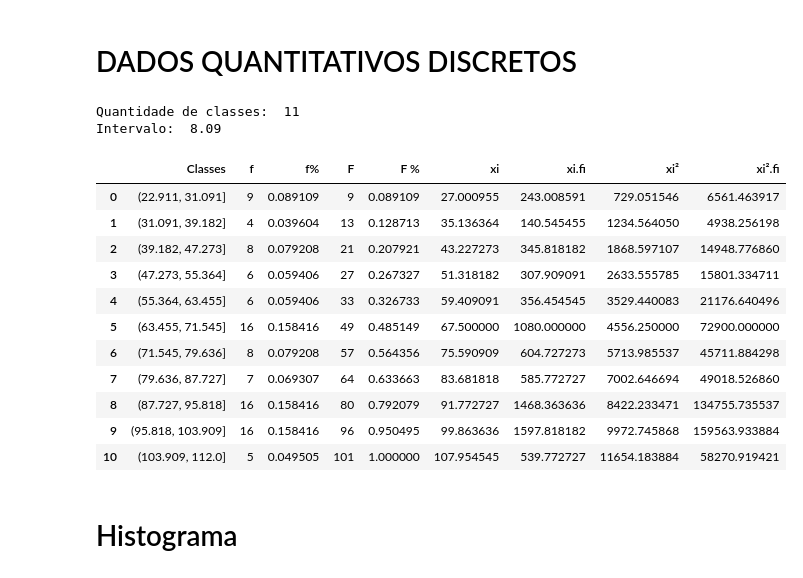
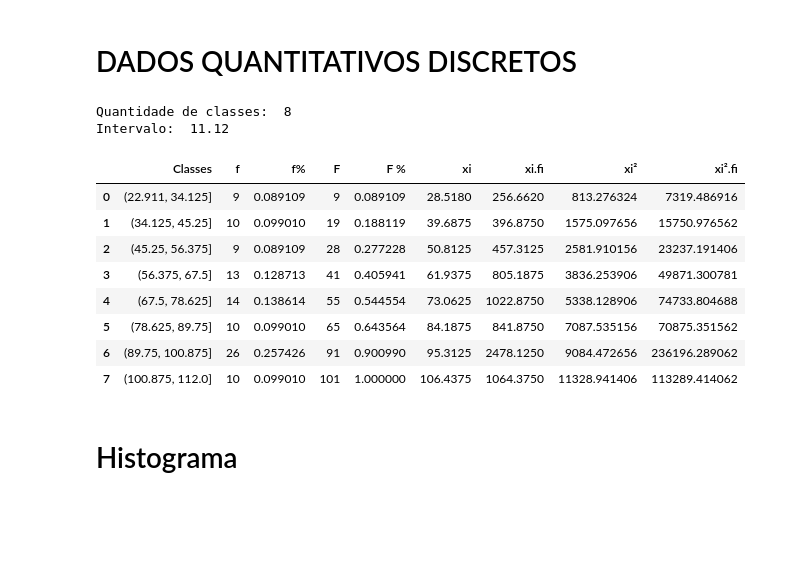
Before and after one commit to marcostark/estatistica-exploratoria, a Jupyter notebook: quantitativos_continuos.ipynb, the cells around one changed output. Drawn from its saved outputs; the diff is of its cells as text; code cells hidden in the pictures; blank space fills up the shorter version.

```diff
--- a/quantitativos_continuos.ipynb
+++ b/quantitativos_continuos.ipynb
@@ -14,7 +14,7 @@ tabela = 'dataset/quantitativos/pesos.csv'
 #tabela = 'dataset/quantitativos/velocidade_internet.csv'
 #tabela = 'dataset/quantitativos/cotacao_dolar.csv'
 coluna = 'pesos'
-#coluna = 'cotacao'
+#coluna = 'velocidade'
 
 dataset = pd.read_csv(tabela)
 dataset = dataset[coluna]
@@ -22,6 +22,7 @@ dataset = dataset[coluna]
 #data_ordenado
 
 # Usando pandas para criar a series de numeros
+#data = dataset['cotacao']
 #data = dataset['velocidade']
 ordenados = sorted(dataset)
 #print(ordenados)
@@ -34,9 +35,9 @@ data = pd.Series(ordenados)
 tamanho = len(data)
 valor_minimo = min(data)
 amplitude = data.max() - data.min()
-qnt_classe = math.ceil(math.sqrt(tamanho))
+#qnt_classe = math.ceil(math.sqrt(tamanho))
 #k = 1 + 3.33* (math.log(amplitude,10))
-#qnt_classe = math.ceil(1 + 3.33* (math.log(amplitude,10)))
+qnt_classe = math.ceil(1 + 3.33* (math.log(amplitude,10)))
 
 intervalo = round(amplitude / qnt_classe,2)
 
@@ -86,46 +87,43 @@ dataset_df['f%'] = dataset_df['f'] / f
 # Frequencia acumulada
 dataset_df['F'] = dataset_df['f'].cumsum ()
 #print(dataset_df)
 
 # Calcular a frequencia relativa acumulada
 total = sum(frequencia)
 dataset_df['F %'] = dataset_df['F'] / total
 #dataset_df
 
 # Ponto médio
 dataset_df['xi'] = ponto_medio
 
 # Frequencia ponto médio
 dataset_df['xi.fi'] = dataset_df['xi'] * dataset_df['f']
 
 # Ponto Médio ao quadrado
 dataset_df['xi²'] = dataset_df['xi'] ** 2
 
 # Frequencia do Ponto Médio ao quadrado
 dataset_df['xi².fi'] = dataset_df['xi²'] * dataset_df['f']
 # dataset_df['XI².FI'] = dataset_df['XI²'].cumsum ()
 
 new_df = pd.DataFrame(dataset_df)
 new_df
 
 #Salvando tabela inicial
 new_df.to_csv('dataset_gerados/TOFPC.csv',index=False)
 new_df
 # %% [output]
-Quantidade de classes:  11
-Intervalo:  8.09
+Quantidade de classes:  8
+Intervalo:  11.12
 |  | Classes | f | f% | F | F % | xi | xi.fi | xi² | xi².fi |
-| 0 | (22.911, 31.091] | 9 | 0.089109 | 9 | 0.089109 | 27.000955 | 243.008591 | 729.051546 | 6561.463917 |
-| 1 | (31.091, 39.182] | 4 | 0.039604 | 13 | 0.128713 | 35.136364 | 140.545455 | 1234.564050 | 4938.256198 |
-| 2 | (39.182, 47.273] | 8 | 0.079208 | 21 | 0.207921 | 43.227273 | 345.818182 | 1868.597107 | 14948.776860 |
-| 3 | (47.273, 55.364] | 6 | 0.059406 | 27 | 0.267327 | 51.318182 | 307.909091 | 2633.555785 | 15801.334711 |
-| 4 | (55.364, 63.455] | 6 | 0.059406 | 33 | 0.326733 | 59.409091 | 356.454545 | 3529.440083 | 21176.640496 |
-| 5 | (63.455, 71.545] | 16 | 0.158416 | 49 | 0.485149 | 67.500000 | 1080.000000 | 4556.250000 | 72900.000000 |
-| 6 | (71.545, 79.636] | 8 | 0.079208 | 57 | 0.564356 | 75.590909 | 604.727273 | 5713.985537 | 45711.884298 |
-| 7 | (79.636, 87.727] | 7 | 0.069307 | 64 | 0.633663 | 83.681818 | 585.772727 | 7002.646694 | 49018.526860 |
-| 8 | (87.727, 95.818] | 16 | 0.158416 | 80 | 0.792079 | 91.772727 | 1468.363636 | 8422.233471 | 134755.735537 |
-| 9 | (95.818, 103.909] | 16 | 0.158416 | 96 | 0.950495 | 99.863636 | 1597.818182 | 9972.745868 | 159563.933884 |
-| 10 | (103.909, 112.0] | 5 | 0.049505 | 101 | 1.000000 | 107.954545 | 539.772727 | 11654.183884 | 58270.919421 |
+| 0 | (22.911, 34.125] | 9 | 0.089109 | 9 | 0.089109 | 28.5180 | 256.6620 | 813.276324 | 7319.486916 |
+| 1 | (34.125, 45.25] | 10 | 0.099010 | 19 | 0.188119 | 39.6875 | 396.8750 | 1575.097656 | 15750.976562 |
+| 2 | (45.25, 56.375] | 9 | 0.089109 | 28 | 0.277228 | 50.8125 | 457.3125 | 2581.910156 | 23237.191406 |
+| 3 | (56.375, 67.5] | 13 | 0.128713 | 41 | 0.405941 | 61.9375 | 805.1875 | 3836.253906 | 49871.300781 |
+| 4 | (67.5, 78.625] | 14 | 0.138614 | 55 | 0.544554 | 73.0625 | 1022.8750 | 5338.128906 | 74733.804688 |
+| 5 | (78.625, 89.75] | 10 | 0.099010 | 65 | 0.643564 | 84.1875 | 841.8750 | 7087.535156 | 70875.351562 |
+| 6 | (89.75, 100.875] | 26 | 0.257426 | 91 | 0.900990 | 95.3125 | 2478.1250 | 9084.472656 | 236196.289062 |
+| 7 | (100.875, 112.0] | 10 | 0.099010 | 101 | 1.000000 | 106.4375 | 1064.3750 | 11328.941406 | 113289.414062 |
 # %% [markdown]
 # Histograma
 # %%
```
Also changed, not shown: parts of 2 cells of this notebook, 2 other files.
